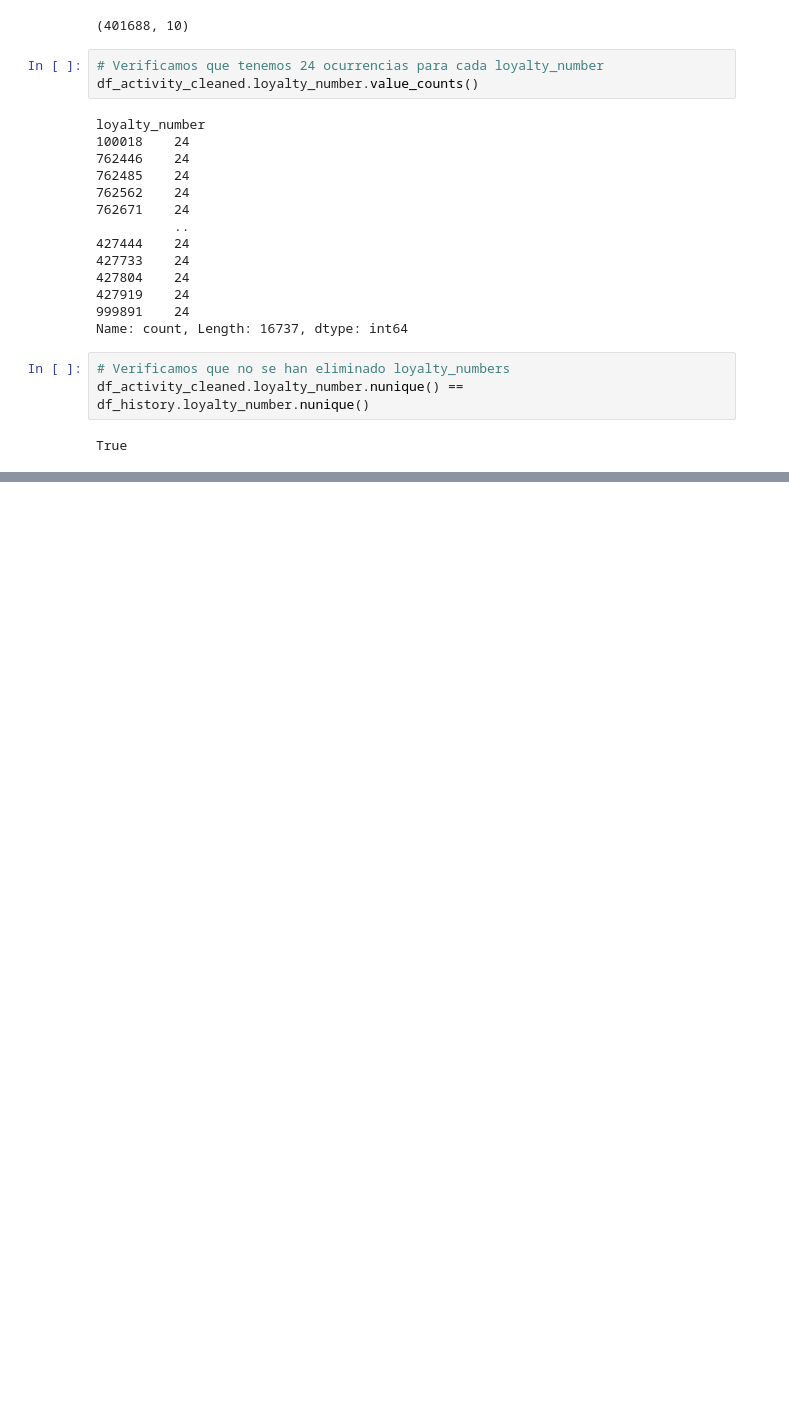
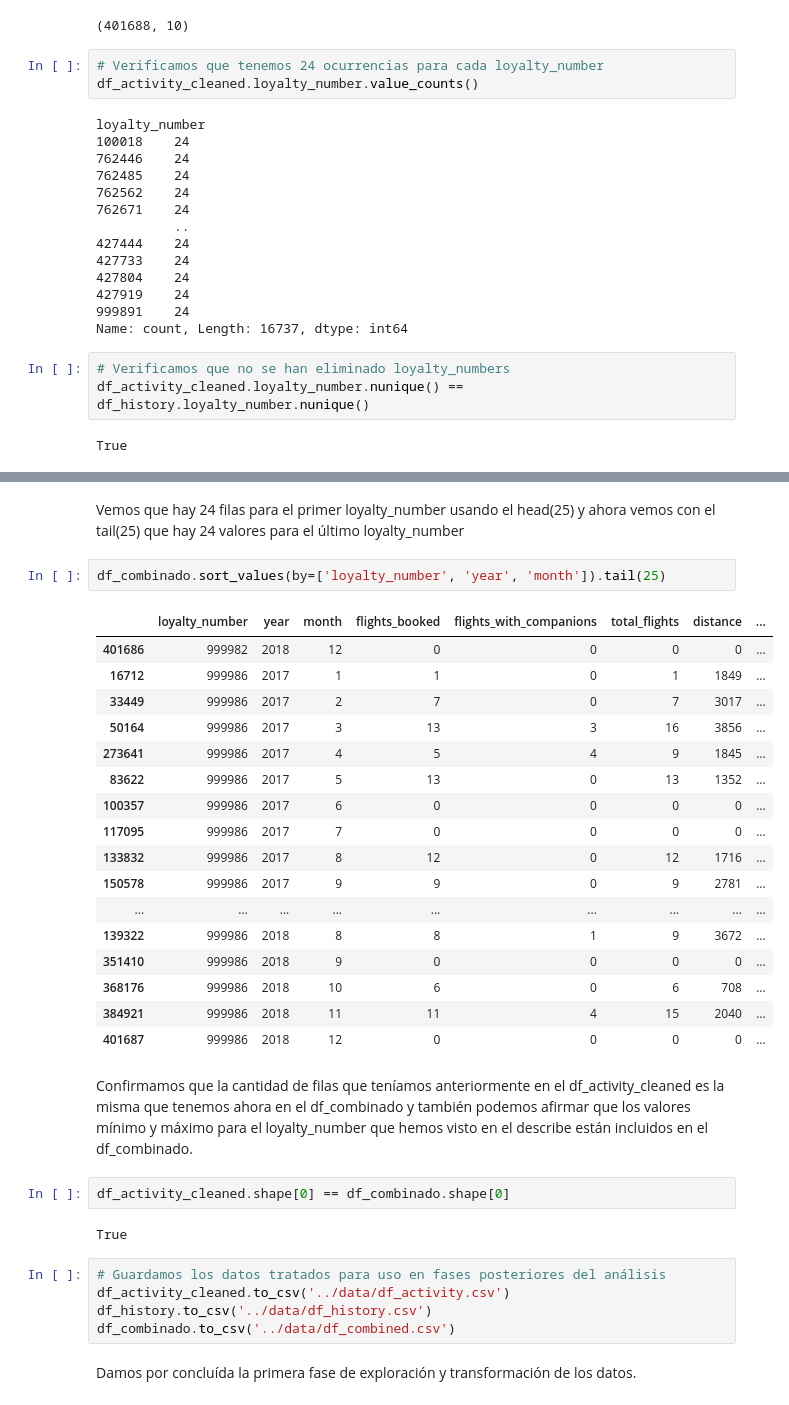
Before and after one commit to Adalab/bda-modulo-3-evaluacion-final-MaPitelli, a Jupyter notebook: jupyters/phase_1.ipynb, the cells around one changed output, grey strips where cells are left out. Saved outputs shown, nothing was run; the diff lists cells and outputs as text; blank space fills up the shorter version.

```diff
--- a/jupyters/phase_1.ipynb
+++ b/jupyters/phase_1.ipynb
@@ -634,0 +685,35 @@ True
+# %% [markdown]
+Vemos que hay 24 filas para el primer loyalty_number usando el head(25) y ahora vemos con el tail(25) que hay 24 valores para el último loyalty_number
+# %%
+df_combinado.sort_values(by=['loyalty_number', 'year', 'month']).tail(25)
+# %% [output]
+|  | loyalty_number | year | month | flights_booked | flights_with_companions | total_flights | distance | ... |
+| 401686 | 999982 | 2018 | 12 | 0 | 0 | 0 | 0 | ... |
+| 16712 | 999986 | 2017 | 1 | 1 | 0 | 1 | 1849 | ... |
+| 33449 | 999986 | 2017 | 2 | 7 | 0 | 7 | 3017 | ... |
+| 50164 | 999986 | 2017 | 3 | 13 | 3 | 16 | 3856 | ... |
+| 273641 | 999986 | 2017 | 4 | 5 | 4 | 9 | 1845 | ... |
+| 83622 | 999986 | 2017 | 5 | 13 | 0 | 13 | 1352 | ... |
+| 100357 | 999986 | 2017 | 6 | 0 | 0 | 0 | 0 | ... |
+| 117095 | 999986 | 2017 | 7 | 0 | 0 | 0 | 0 | ... |
+| 133832 | 999986 | 2017 | 8 | 12 | 0 | 12 | 1716 | ... |
+| 150578 | 999986 | 2017 | 9 | 9 | 0 | 9 | 2781 | ... |
+| ... | ... | ... | ... | ... | ... | ... | ... | ... |
+| 139322 | 999986 | 2018 | 8 | 8 | 1 | 9 | 3672 | ... |
+| 351410 | 999986 | 2018 | 9 | 0 | 0 | 0 | 0 | ... |
+| 368176 | 999986 | 2018 | 10 | 6 | 0 | 6 | 708 | ... |
+| 384921 | 999986 | 2018 | 11 | 11 | 4 | 15 | 2040 | ... |
+| 401687 | 999986 | 2018 | 12 | 0 | 0 | 0 | 0 | ... |
+# %% [markdown]
+Confirmamos que la cantidad de filas que teníamos anteriormente en el df_activity_cleaned es la misma que tenemos ahora en el df_combinado y también podemos afirmar que los valores mínimo y máximo para el loyalty_number que hemos visto en el describe están incluidos en el df_combinado.
+# %%
+df_activity_cleaned.shape[0] == df_combinado.shape[0]
+# %% [output]
+True
+# %%
+# Guardamos los datos tratados para uso en fases posteriores del análisis
+df_activity_cleaned.to_csv('../data/df_activity.csv')
+df_history.to_csv('../data/df_history.csv')
+df_combinado.to_csv('../data/df_combined.csv')
+# %% [markdown]
+Damos por concluída la primera fase de exploración y transformación de los datos.
```
Also changed, not shown: parts of 12 cells of this notebook, 3 other files.
